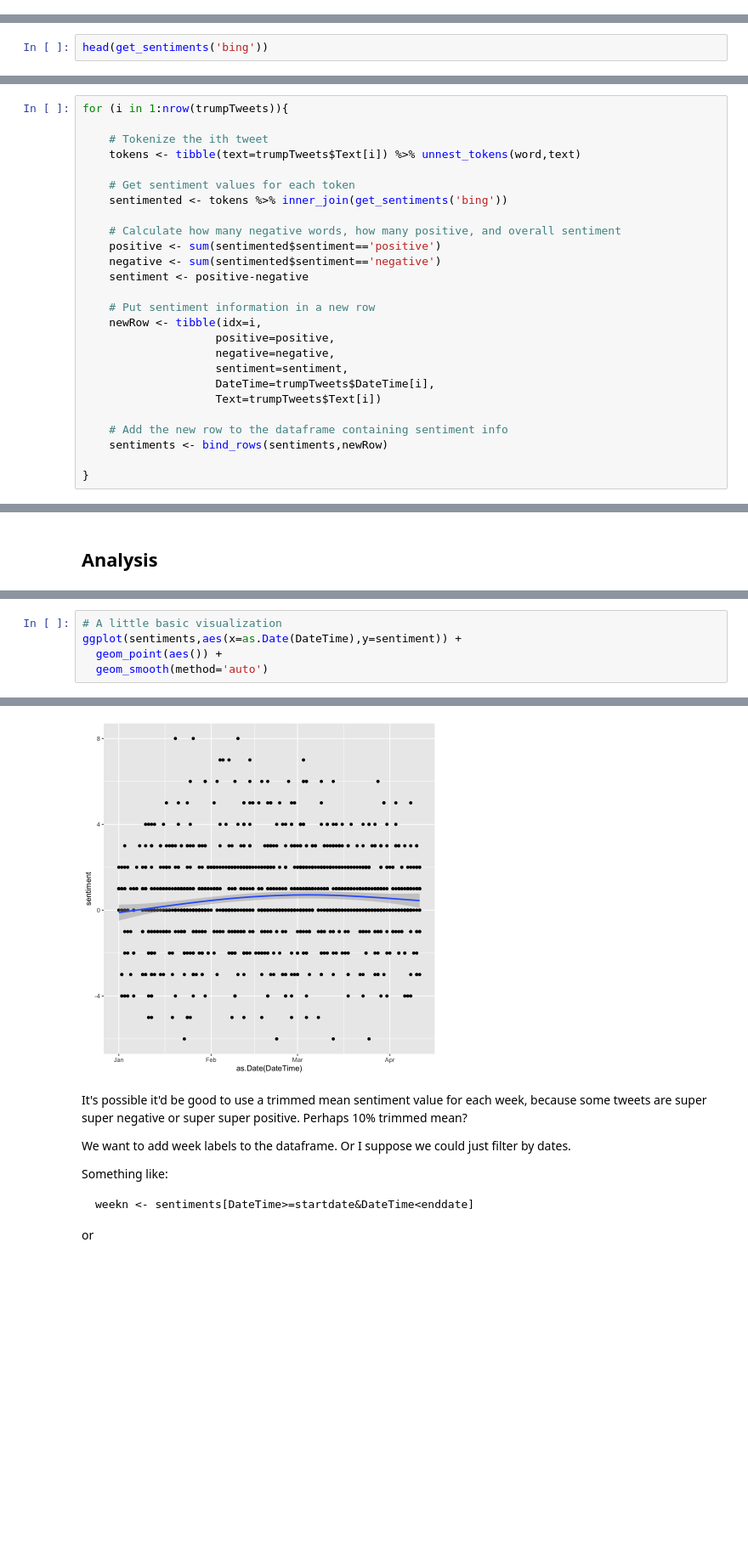
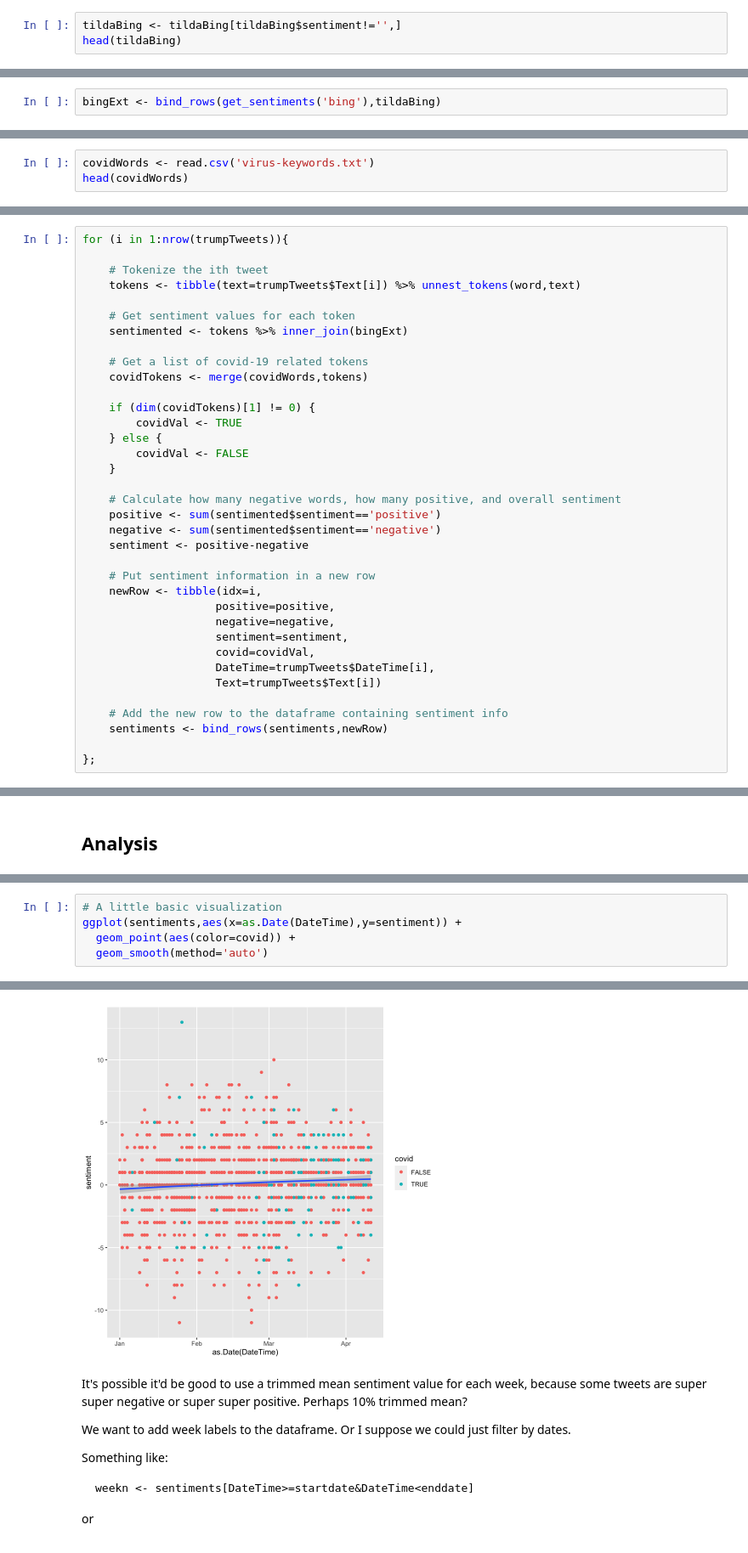
Before and after one commit to Wizardess/tweets-SA, a Jupyter notebook: Presentation/Presentation.ipynb, the cells around one changed output, grey strips where cells are left out. Shown: that part at 85% size. Cells and saved outputs as stored; diff of their text form; blank space fills up the shorter version.

```diff
--- a/Presentation/Presentation.ipynb
+++ b/Presentation/Presentation.ipynb
@@ -192,0 +203,3 @@ Selecting by n
+# %%
+tildaBing <- tildaBing[tildaBing$sentiment!='',]
+head(tildaBing)
@@ -193,2 +218,2 @@ Selecting by n
 # %%
-head(get_sentiments('bing'))
+bingExt <- bind_rows(get_sentiments('bing'),tildaBing)
@@ -213,0 +226,3 @@ sentiments <- tibble()
+# %%
+covidWords <- read.csv('virus-keywords.txt')
+head(covidWords)
@@ -218,7 +243,16 @@ for (i in 1:nrow(trumpTweets)){
     tokens <- tibble(text=trumpTweets$Text[i]) %>% unnest_tokens(word,text)
 
     # Get sentiment values for each token
-    sentimented <- tokens %>% inner_join(get_sentiments('bing'))
+    sentimented <- tokens %>% inner_join(bingExt)
+
+    # Get a list of covid-19 related tokens
+    covidTokens <- merge(covidWords,tokens)
+
+    if (dim(covidTokens)[1] != 0) {
+        covidVal <- TRUE
+    } else {
+        covidVal <- FALSE
+    }
 
     # Calculate how many negative words, how many positive, and overall sentiment
     positive <- sum(sentimented$sentiment=='positive')
@@ -230,13 +264,14 @@ for (i in 1:nrow(trumpTweets)){
                     positive=positive,
                     negative=negative,
                     sentiment=sentiment,
+                    covid=covidVal,
                     DateTime=trumpTweets$DateTime[i],
                     Text=trumpTweets$Text[i])
 
     # Add the new row to the dataframe containing sentiment info
     sentiments <- bind_rows(sentiments,newRow)
 
-}
+};
 # %% [output]
 Joining, by = "word"
 
@@ -301,11 +326,11 @@ summary(sentiments)
 # %%
 # A little basic visualization
 ggplot(sentiments,aes(x=as.Date(DateTime),y=sentiment)) +
-  geom_point(aes()) +
+  geom_point(aes(color=covid)) +
   geom_smooth(method='auto')
 # %% [output]
 `geom_smooth()` using method = 'gam' and formula 'y ~ s(x, bs = "cs")'
-[figure, old version]
+[figure, new version]
 # %% [markdown]
 It's possible it'd be good to use a trimmed mean sentiment value for each week, because some tweets are super super negative or super super positive. Perhaps 10% trimmed mean?
 
```
Also changed, not shown: parts of 31 cells of this notebook, 8 other files.
